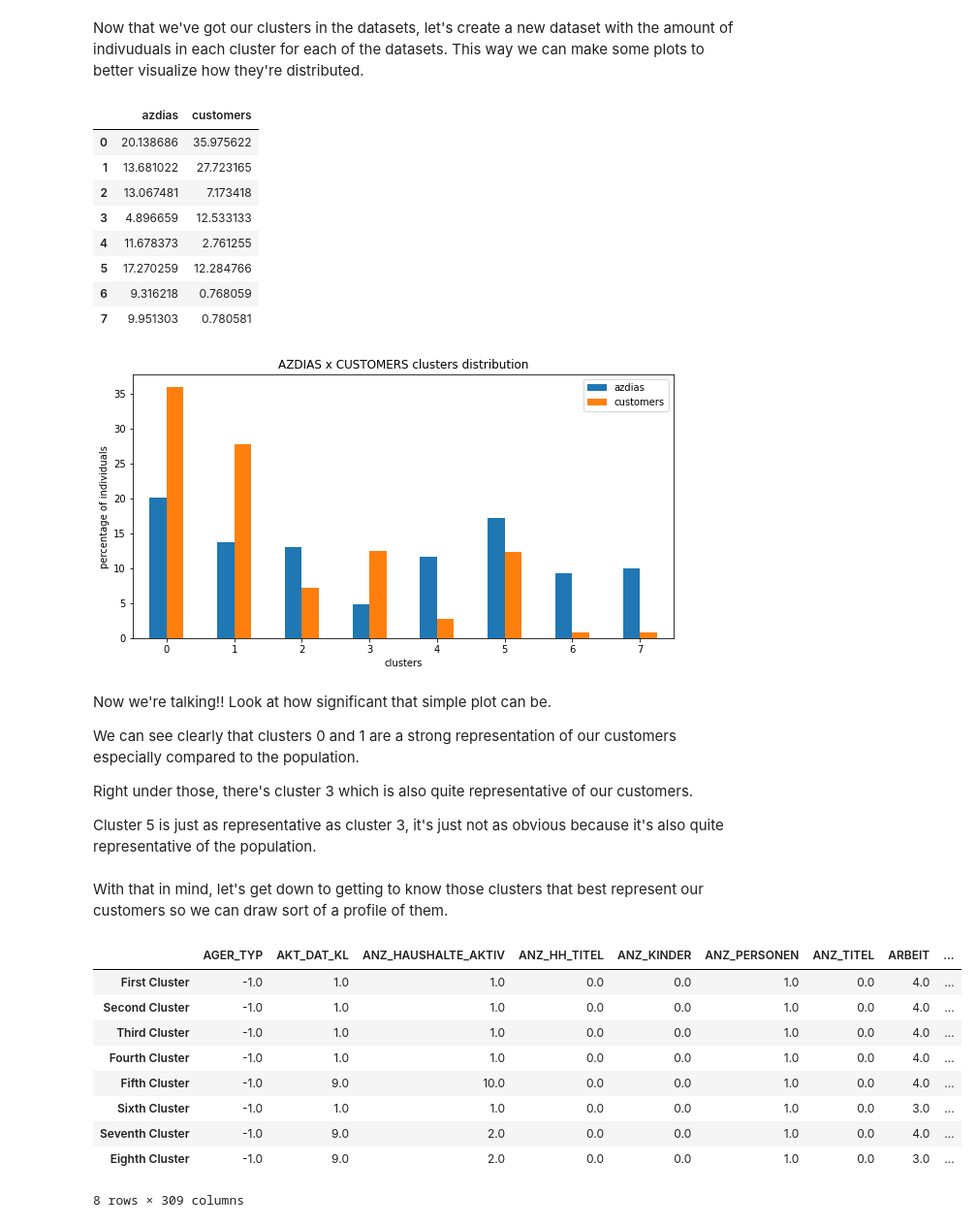
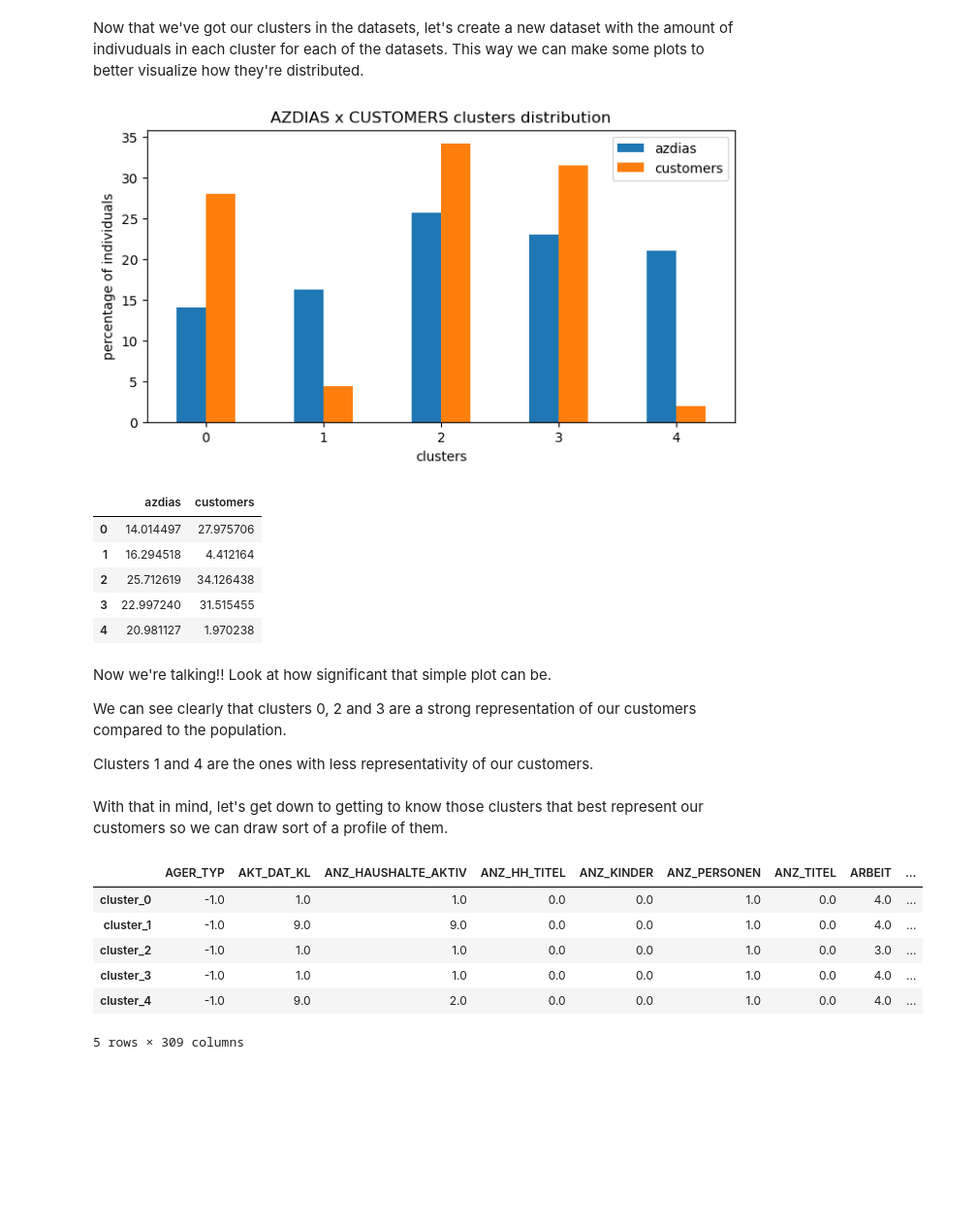
Before and after one commit to marinavillaschi/customer-acquisition, a Jupyter notebook: 3_customer_segmentation.ipynb, the cells around one changed output. Shown: that part at 97% size. Drawn from its saved outputs; the diff is of its cells as text; code cells hidden in the pictures; blank space fills up the shorter version.

Commit message:
⚡️ cluster model after notebook 2 test findings

```diff
--- a/3_customer_segmentation.ipynb
+++ b/3_customer_segmentation.ipynb
@@ -67,7 +53,7 @@ As we've already tested a couple approaches on the previous notebook, now it's t
 # %%
 # Convert dataframes to matrix
-azdiasMatrix = azdias_pca.to_numpy()
-customersMatrix = customers_pca.to_numpy()
+azdiasMatrix = azdias.to_numpy()
+customersMatrix = customers.to_numpy()
 # %%
 k = 5
 # %%
@@ -82,4 +66,4 @@ BrokenProcessPool: A task has failed to un-serialize. Please ensure that the arg
 # %%
 # create cluster column and add to the dataframe
-azdias_pca['cluster'] = kmodes.labels_
+azdias['cluster'] = kmodes.labels_
 # %%
@@ -249,58 +121,52 @@ AttributeError: 'KModes' object has no attribute 'cluster_centers_'
 Now that we've got our clusters in the datasets, let's create a new dataset with the amount of indivuduals in each cluster for each of the datasets. This way we can make some plots to better visualize how they're distributed.
 # %%
 clusters_dict = {
-    'azdias': azdias_pca.cluster.value_counts().sort_index() / azdias_pca.shape[0] *100,
-    'customers': customers_pca.clusters.value_counts().sort_index() / customers_pca.shape[0] *100
+    'azdias': azdias.cluster.value_counts().sort_index() / azdias.shape[0] *100,
+    'customers': customers.cluster.value_counts().sort_index() / customers.shape[0] *100
 }
 
 df_clusters = pd.DataFrame(clusters_dict)
 
 # making plot
-ax = df_clusters.plot.bar(rot=0, figsize=(10,5))
+ax = df_clusters.plot.bar(rot=0, figsize=(8,4))
 ax.set_title('AZDIAS x CUSTOMERS clusters distribution')
 ax.set_xlabel('clusters')
 ax.set_ylabel('percentage of individuals')
+plt.show()
 
 df_clusters
 # %% [output]
+[figure, new version]
 |  | azdias | customers |
-| 0 | 20.138686 | 35.975622 |
-| 1 | 13.681022 | 27.723165 |
-| 2 | 13.067481 | 7.173418 |
-| 3 | 4.896659 | 12.533133 |
-| 4 | 11.678373 | 2.761255 |
-| 5 | 17.270259 | 12.284766 |
-| 6 | 9.316218 | 0.768059 |
-| 7 | 9.951303 | 0.780581 |
+| 0 | 14.014497 | 27.975706 |
+| 1 | 16.294518 | 4.412164 |
+| 2 | 25.712619 | 34.126438 |
+| 3 | 22.997240 | 31.515455 |
+| 4 | 20.981127 | 1.970238 |
-[figure, old version]
 # %% [markdown]
 Now we're talking!! Look at how significant that simple plot can be.
 
-We can see clearly that clusters 0 and 1 are a strong representation of our customers especially compared to the population.
+We can see clearly that clusters 0, 2 and 3 are a strong representation of our customers compared to the population.
 
-Right under those, there's cluster 3 which is also quite representative of our customers.
-
-Cluster 5 is just as representative as cluster 3, it's just not as obvious because it's also quite representative of the population.
+Clusters 1 and 4 are the ones with less representativity of our customers.
 # %% [markdown]
 With that in mind, let's get down to getting to know those clusters that best represent our customers so we can draw sort of a profile of them.
 # %%
 # columns for centroids
 cluster_col = ['cluster']
 cols = [col for col in azdias if col not in cluster_col]
 
 # make index for cluster interpretation
-index = ['cluster_1', 'cluster_2', 'cluster_3', 'cluster_4', 'cluster_5', 'cluster_6']
+index = ['cluster_0', 'cluster_1', 'cluster_2', 'cluster_3', 'cluster_4']
 
 # make dataframe
-pd.DataFrame(kmodes.cluster_centroids_, columns = cols, index = index)
+df_clusters_centroids = pd.DataFrame(kmodes.cluster_centroids_, columns = cols, index = index)
+df_clusters_centroids
 # %% [output]
 |  | AGER_TYP | AKT_DAT_KL | ANZ_HAUSHALTE_AKTIV | ANZ_HH_TITEL | ANZ_KINDER | ANZ_PERSONEN | ANZ_TITEL | ARBEIT | ... |
-| First Cluster | -1.0 | 1.0 | 1.0 | 0.0 | 0.0 | 1.0 | 0.0 | 4.0 | ... |
-| Second Cluster | -1.0 | 1.0 | 1.0 | 0.0 | 0.0 | 1.0 | 0.0 | 4.0 | ... |
-| Third Cluster | -1.0 | 1.0 | 1.0 | 0.0 | 0.0 | 1.0 | 0.0 | 4.0 | ... |
-| Fourth Cluster | -1.0 | 1.0 | 1.0 | 0.0 | 0.0 | 1.0 | 0.0 | 4.0 | ... |
-| Fifth Cluster | -1.0 | 9.0 | 10.0 | 0.0 | 0.0 | 1.0 | 0.0 | 4.0 | ... |
-| Sixth Cluster | -1.0 | 1.0 | 1.0 | 0.0 | 0.0 | 1.0 | 0.0 | 3.0 | ... |
-| Seventh Cluster | -1.0 | 9.0 | 2.0 | 0.0 | 0.0 | 1.0 | 0.0 | 4.0 | ... |
-| Eighth Cluster | -1.0 | 9.0 | 2.0 | 0.0 | 0.0 | 1.0 | 0.0 | 3.0 | ... |
+| cluster_0 | -1.0 | 1.0 | 1.0 | 0.0 | 0.0 | 1.0 | 0.0 | 4.0 | ... |
+| cluster_1 | -1.0 | 9.0 | 9.0 | 0.0 | 0.0 | 1.0 | 0.0 | 4.0 | ... |
+| cluster_2 | -1.0 | 1.0 | 1.0 | 0.0 | 0.0 | 1.0 | 0.0 | 3.0 | ... |
+| cluster_3 | -1.0 | 1.0 | 1.0 | 0.0 | 0.0 | 1.0 | 0.0 | 4.0 | ... |
+| cluster_4 | -1.0 | 9.0 | 2.0 | 0.0 | 0.0 | 1.0 | 0.0 | 4.0 | ... |
-8 rows × 309 columns
+5 rows × 309 columns
```
Also changed, not shown: parts of 26 cells of this notebook.
